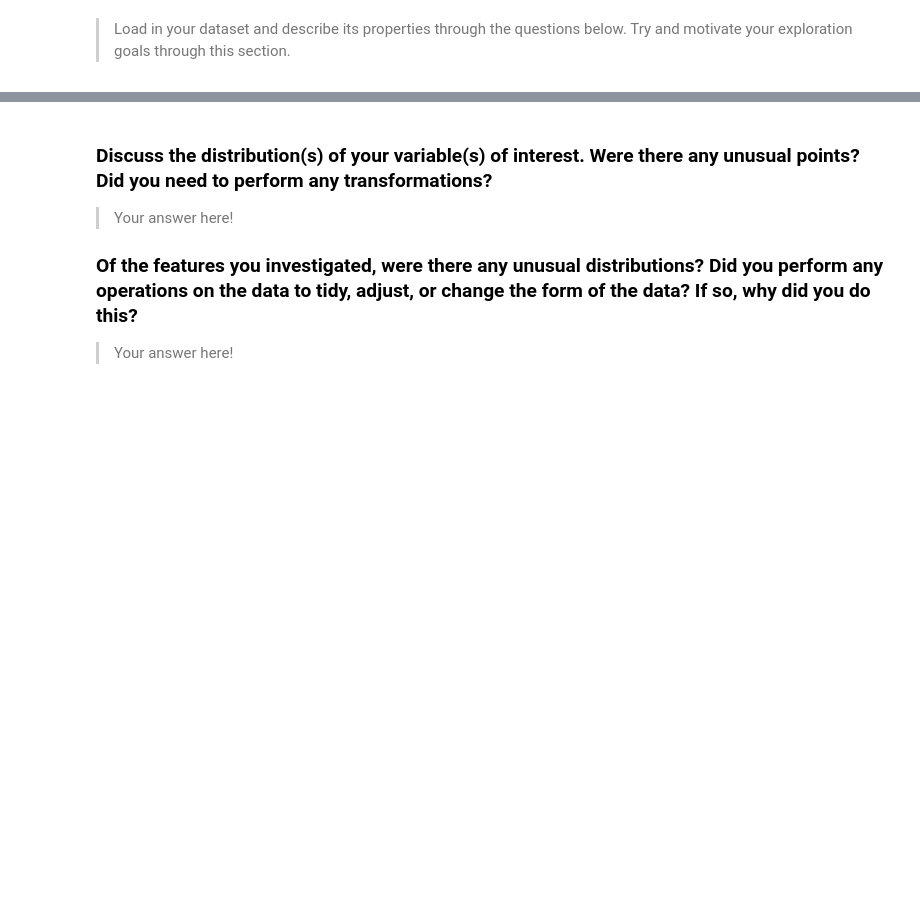
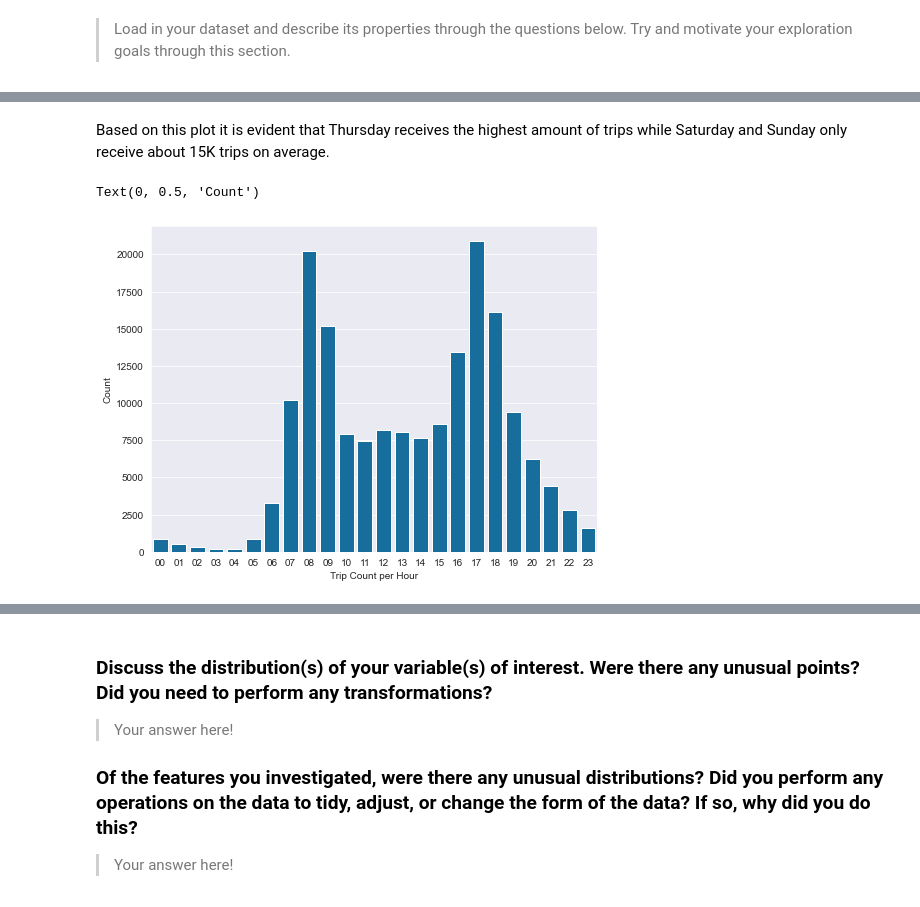
Before and after one commit to PeterBaraka/BayArea-Bike-Share-Analysis, a Jupyter notebook: Part_I_exploration_template.ipynb, the cells around one changed output, grey strips where cells are left out. Cells and saved outputs as stored; diff of their text form; code cells hidden in the pictures; blank space fills up the shorter version.

```diff
--- a/Part_I_exploration_template.ipynb
+++ b/Part_I_exploration_template.ipynb
@@ -55,0 +357,11 @@ and prepare yourself to look at relationships between variables.
+# %% [markdown]
+Based on this plot it is evident that Thursday receives the highest amount of trips while Saturday and Sunday only receive about 15K trips on average.
+# %%
+# What is the trip distribution per starting hour?
+plt.rcParams['figure.figsize'] = 8, 6
+sb.countplot(data=tripsData, x='start_hour', color=base_color, order=tripsData['start_hour'].value_counts().index.sort_values())
+plt.xlabel('Trip Count per Hour')
+plt.ylabel('Count')
+# %% [output]
+Text(0, 0.5, 'Count')
+[figure, added]
```
Also changed, not shown: parts of 40 cells of this notebook, 1 other file.
